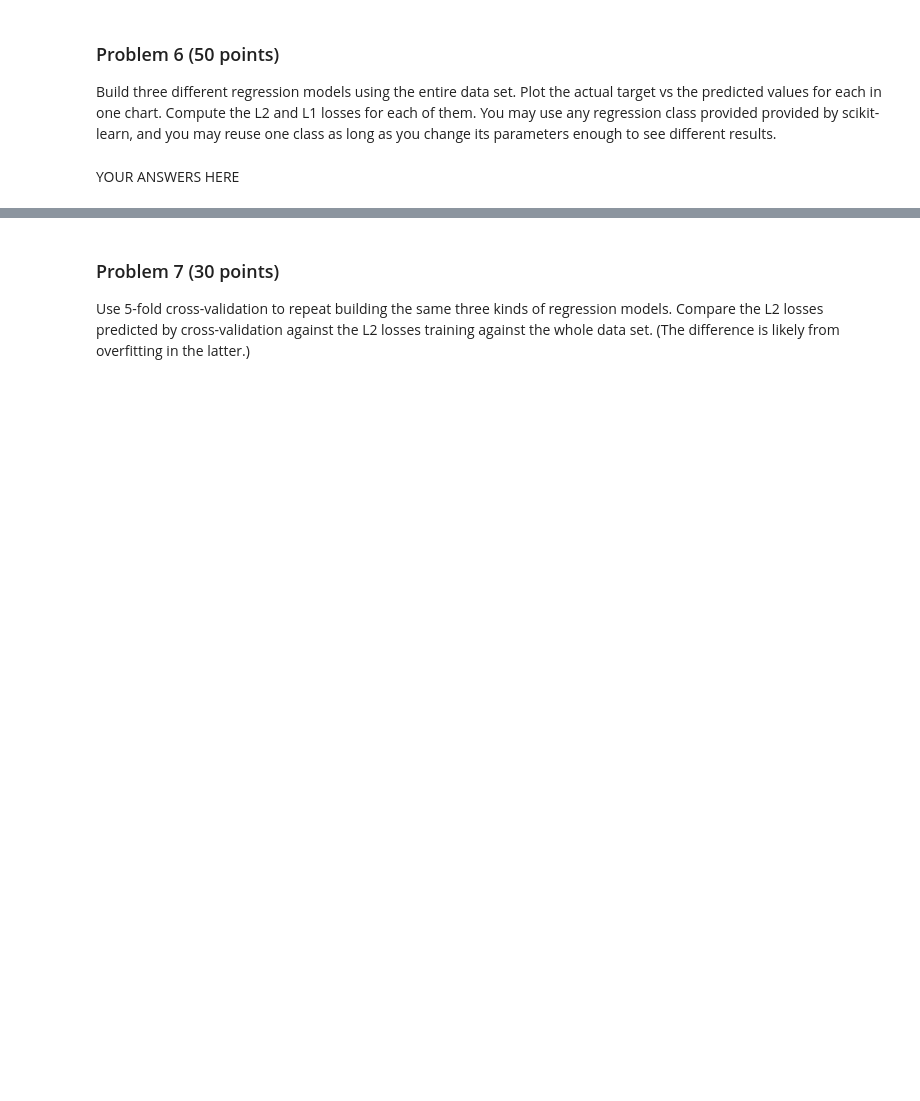
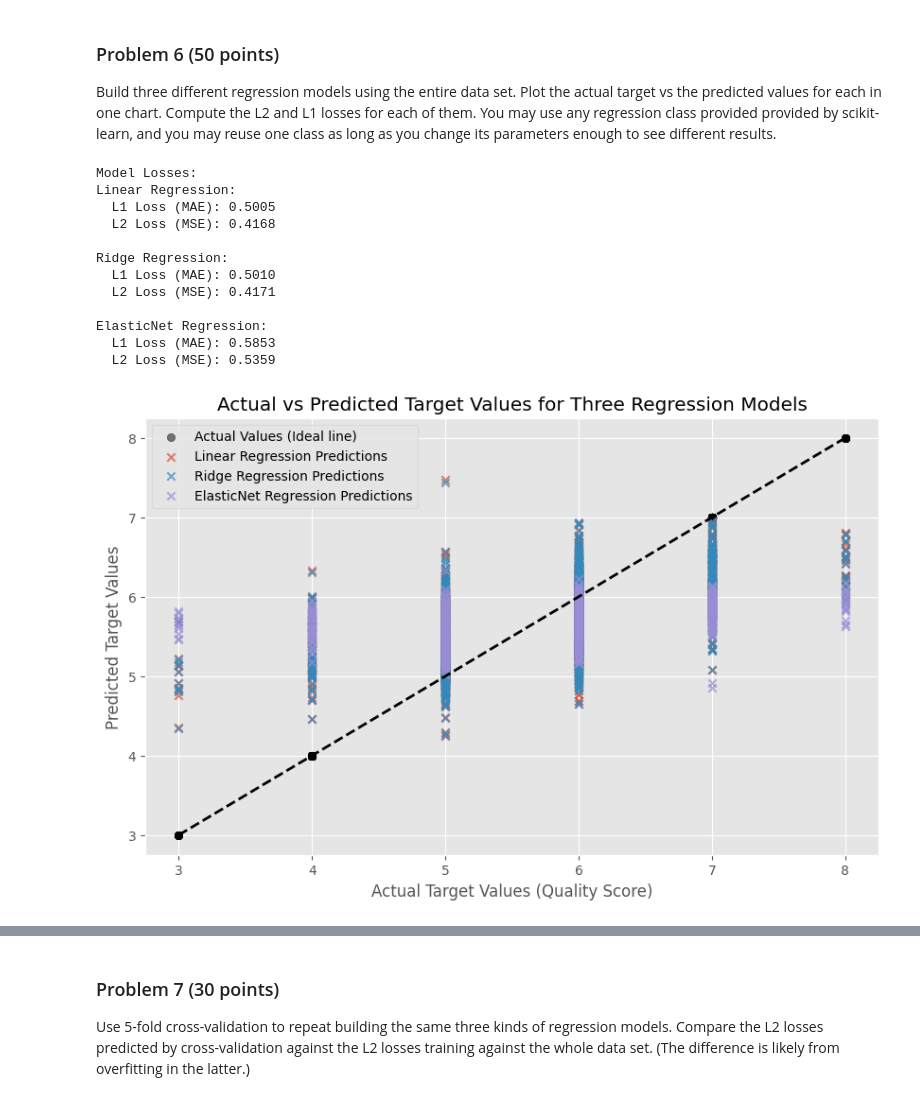
Before and after one commit to stefanie-the-engineer/bu-dx602-final-project-smkenyon, a Jupyter notebook: project.ipynb, the cells around one changed output, grey strips where cells are left out. Cells and saved outputs as stored; diff of their text form; code cells hidden in the pictures; blank space fills up the shorter version.

```diff
--- a/project.ipynb
+++ b/project.ipynb
@@ -130,2 +339,76 @@ You may use any regression class provided provided by scikit-learn, and you may
-# %% [markdown]
-YOUR ANSWERS HERE
+# %%
+# YOUR CODE HERE
+
+# Define features (X) and target (y)
+X = red_wine.drop('target', axis=1)
+y = red_wine['target']
+
+# Define three regression models
+
+# Model 1: Linear Regression
+model1 = LinearRegression()
+
+# Model 2: Ridge Regression (L2 penalty)
+model2 = Ridge(alpha=0.5)
+
+# Model 3: ElasticNet Regression (L1 and L2 penalty), set l1_ratio to 0 for L2 only.
+model3 = ElasticNet(alpha=1.0, l1_ratio=0.1)
+
+models = {
+    "Linear Regression": model1,
+    "Ridge Regression": model2,
+    "ElasticNet Regression": model3
+}
+
+# Train models and predict
+predictions = {}
+for name, model in models.items():
+    model.fit(X, y)
+    predictions[name] = model.predict(X)
+
+# Compute L1 and L2 losses (MAE and MSE)
+results = {}
+for name, y_pred in predictions.items():
+    l1_loss = mean_absolute_error(y, y_pred)
+    l2_loss = mean_squared_error(y, y_pred)
+    results[name] = {"L1 Loss (MAE)": l1_loss, "L2 Loss (MSE)": l2_loss}
+
+print("Model Losses:")
+for name, losses in results.items():
+    print(f"{name}:")
+    print(f"  L1 Loss (MAE): {losses['L1 Loss (MAE)']:.4f}")
+    print(f"  L2 Loss (MSE): {losses['L2 Loss (MSE)']:.4f}\n")
+
+# Plot actual vs predicted values for all models in one chart
+plt.figure(figsize=(10, 6))
+
+# Plot actual values as reference points (scatter plot for actuals)
+plt.scatter(y, y, color='black', label='Actual Values (Ideal line)', alpha=0.5)
+
+# Plot predicted values against actual values for each model
+for name, y_pred in predictions.items():
+    plt.scatter(y, y_pred, label=f'{name} Predictions', alpha=0.7, marker='x')
+
+# Add reference line (y=x)
+plt.plot([min(y), max(y)], [min(y), max(y)], '--', lw=2, color='black')
+
+plt.xlabel('Actual Target Values (Quality Score)')
+plt.ylabel('Predicted Target Values')
+plt.title('Actual vs Predicted Target Values for Three Regression Models')
+plt.legend()
+plt.grid(True)
+plt.show()
+# %% [output]
+Model Losses:
+Linear Regression:
+  L1 Loss (MAE): 0.5005
+  L2 Loss (MSE): 0.4168
+
+Ridge Regression:
+  L1 Loss (MAE): 0.5010
+  L2 Loss (MSE): 0.4171
+
+ElasticNet Regression:
+  L1 Loss (MAE): 0.5853
+  L2 Loss (MSE): 0.5359
+[figure, added]
```
Also changed, not shown: parts of 37 cells of this notebook.
